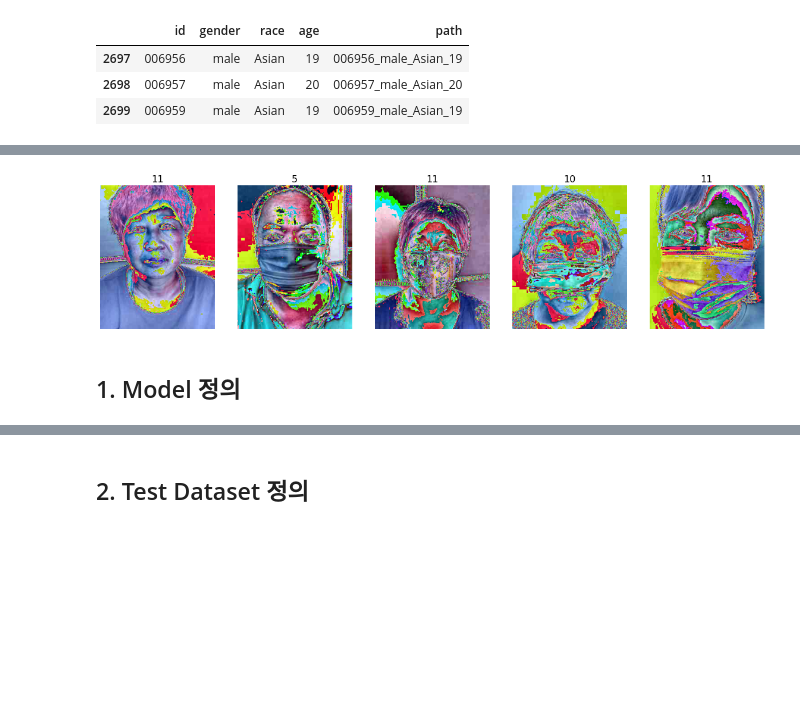
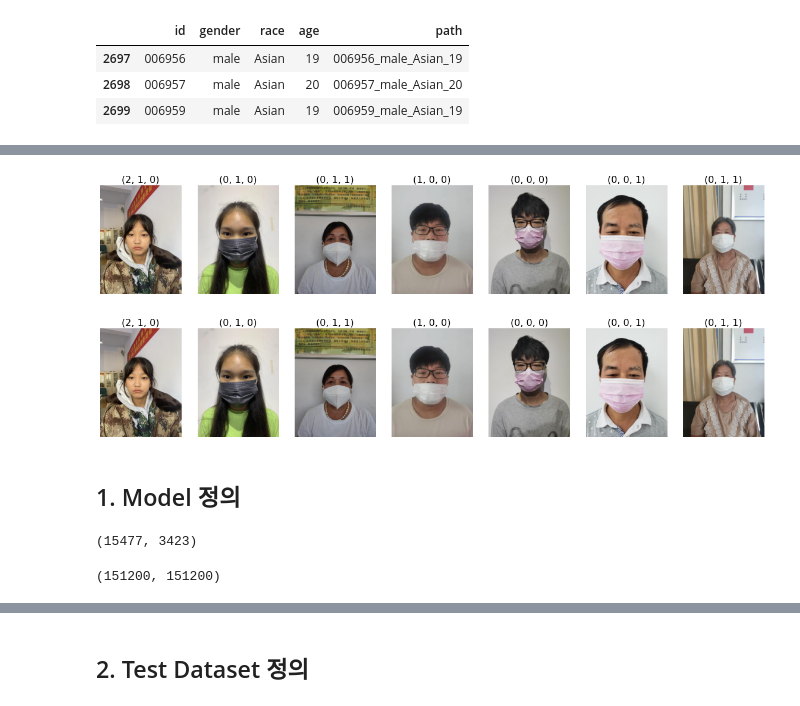
Before and after one commit to Junejae/level1-image-classification-level1-nlp-06, a Jupyter notebook: special_mission/hyunah/sample_submission.ipynb, the cells around one changed output, grey strips where cells are left out. Drawn from its saved outputs; the diff is of its cells as text; code cells hidden in the pictures; blank space fills up the shorter version.

Commit message:
reset dataset.py && EDA-ColorJitter-saturation

```diff
--- a/special_mission/hyunah/sample_submission.ipynb
+++ b/special_mission/hyunah/sample_submission.ipynb
@@ -31,6 +32,8 @@ import torchvision.transforms as T
 # %%
 # 데이터셋 폴더 경로를 지정
 train_dir = '../../../../input/data/train'
+images_dir = '../../../../input/data/train/images'
+
 test_dir = '../../../../input/data/eval'
 model_dir = '../../../../code/models'
 # %%
@@ -93,7 +61,11 @@ print(X_eval.shape, y_eval.shape)
+# %%
+ds = MaskSplitByProfileDataset(images_dir, 0.2)
 # %%
+# ColorJitter(brightness=0~1, contrast=0~1, saturation=0~1, hue=0~1)
 transform = transforms.Compose([
     T.CenterCrop((320, 256)),
     ToTensor(),
-    T.ColorJitter(0.1, 0.1, 0.1, 0.1),
+    T.ColorJitter(0.1, 0.7, 1, 0.1),
     T.Normalize(mean=[0.485, 0.456, 0.406], std=[0.229, 0.224, 0.225])
 ])
+ds.set_transform(transform)
@@ -124,8 +72,26 @@ show_images(train_ds, [7, 80, 43, 2595, 15000], 1, 5)
-# %%
-# CenterCrop(300), ColorJitter(0.1, 0.1, 0.1, 0.1), Normalize(mean=[0.485, 0.456, 0.406], std=[0.229, 0.224, 0.225])
-show_images(train_ds, [7, 80, 43, 2595, 15000], 1, 5)
-# %% [output]
-[figure, removed]
+# %%
+indexs = [7, 85, 44, 2595, 15000, 342, 234]
+# %%
+show_images(ds, indexs, 1, len(indexs)) # ColorJitter(0.1, 0.7, 0, 0.1)
+# %% [output]
+[figure, added]
+# %%
+show_images(ds, indexs, 1, len(indexs)) # ColorJitter(0.1, 0.7, 1, 0.1)
+# %% [output]
+[figure, added]
 # %% [markdown]
 ## 1. Model 정의
+# %%
+train_ss, eval_ss = ds.split_dataset()
+
+len(train_ss), len(eval_ss)
+# %% [output]
+(15477, 3423)
+# %%
+train_loader = convert_to_dataloader(train_ss.dataset, BATCH_SIZE, True)
+eval_loader = convert_to_dataloader(eval_ss.dataset, BATCH_SIZE, True)
+
+len(train_loader)*BATCH_SIZE, len(eval_loader)*BATCH_SIZE
+# %% [output]
+(151200, 151200)
 # %%
```
Also changed, not shown: parts of 13 cells of this notebook, 2 other files.
